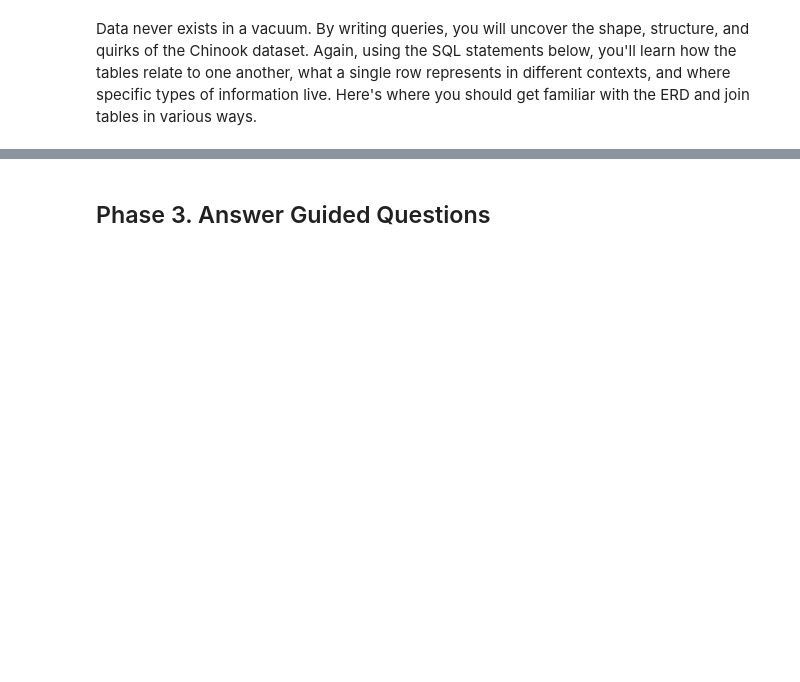
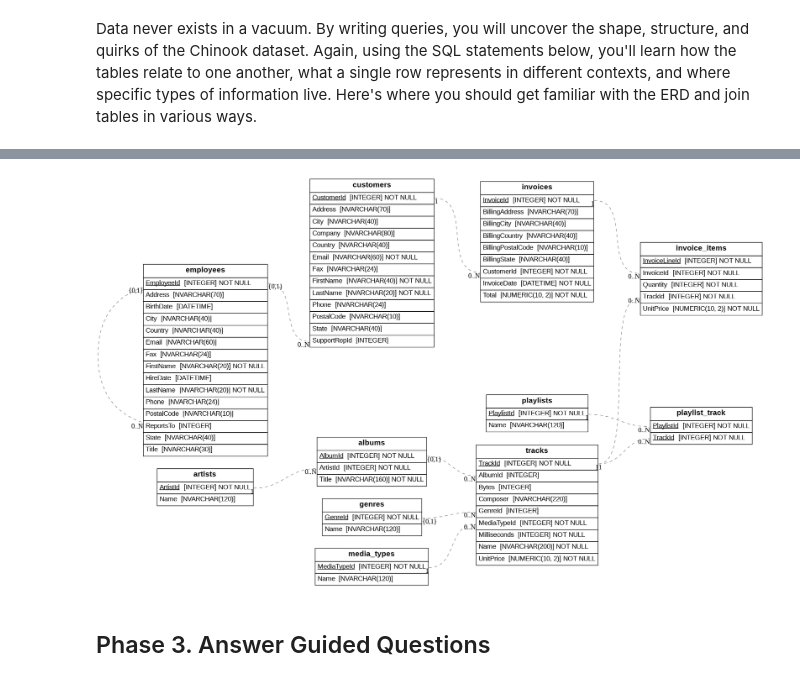
Before and after one commit to test-ds-21/stephanie465337___Data-Science-Portfolio-C21, a Jupyter notebook: Projects/Project-3/SQL.1-Chinook.project.template.ipynb, the cells around one changed output, grey strips where cells are left out. Saved outputs shown, nothing was run; the diff lists cells and outputs as text; code cells hidden in the pictures; blank space fills up the shorter version.

```diff
--- a/Projects/Project-3/SQL.1-Chinook.project.template.ipynb
+++ b/Projects/Project-3/SQL.1-Chinook.project.template.ipynb
@@ -579,3 +779,10 @@ Column Type Identifier  Nulls  Distinct
+# %%
+#Display it
+from IPython.display import Image
+
+Image('chinook_erd.png')
+# %% [output]
+[figure, added]
 # %% [markdown]
 ## Phase 3. Answer Guided Questions
 # %% [markdown]
```
Also changed, not shown: parts of 41 cells of this notebook.
